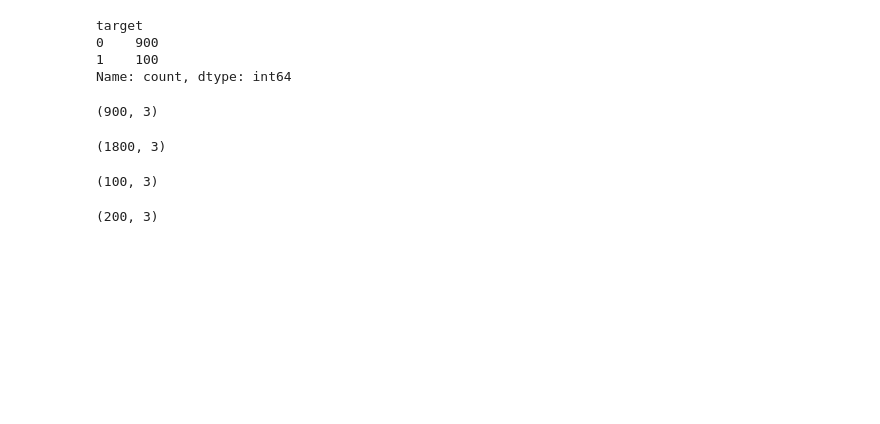
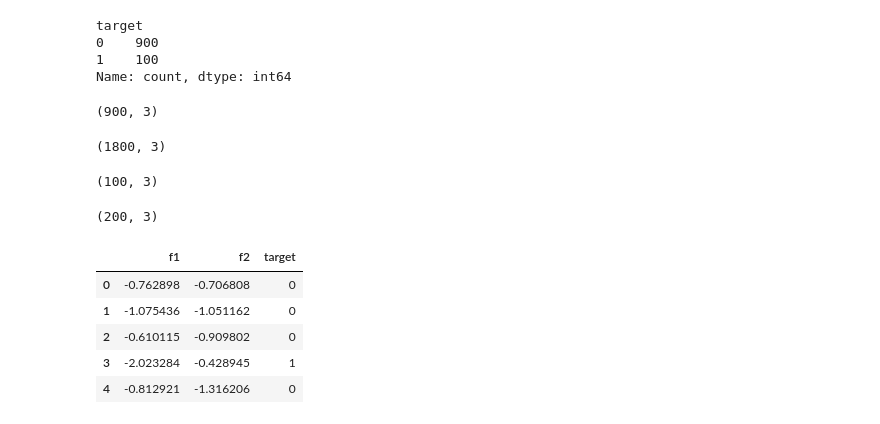
Before and after one commit to SawhneySatvik/MachineLearning, a Jupyter notebook: 05.FeatureEngineering/02.ImbalancedData.ipynb, the cells around one changed output. Saved outputs shown, nothing was run; the diff lists cells and outputs as text; code cells hidden in the pictures; blank space fills up the shorter version.

```diff
--- a/05.FeatureEngineering/02.ImbalancedData.ipynb
+++ b/05.FeatureEngineering/02.ImbalancedData.ipynb
@@ -85,0 +91,13 @@ df_downsampled.shape
+# %%
+import pandas as pd
+df1 = pd.DataFrame(X, columns=['f1', 'f2'])
+df2 = pd.DataFrame(y, columns=['target'])
+final_pd = pd.concat([df1, df2], axis=1)
+final_pd.head()
+# %% [output]
+|  | f1 | f2 | target |
+| 0 | -0.762898 | -0.706808 | 0 |
+| 1 | -1.075436 | -1.051162 | 0 |
+| 2 | -0.610115 | -0.909802 | 0 |
+| 3 | -2.023284 | -0.428945 | 1 |
+| 4 | -0.812921 | -1.316206 | 0 |
```
Also changed, not shown: parts of 9 cells of this notebook, 1 other file.
